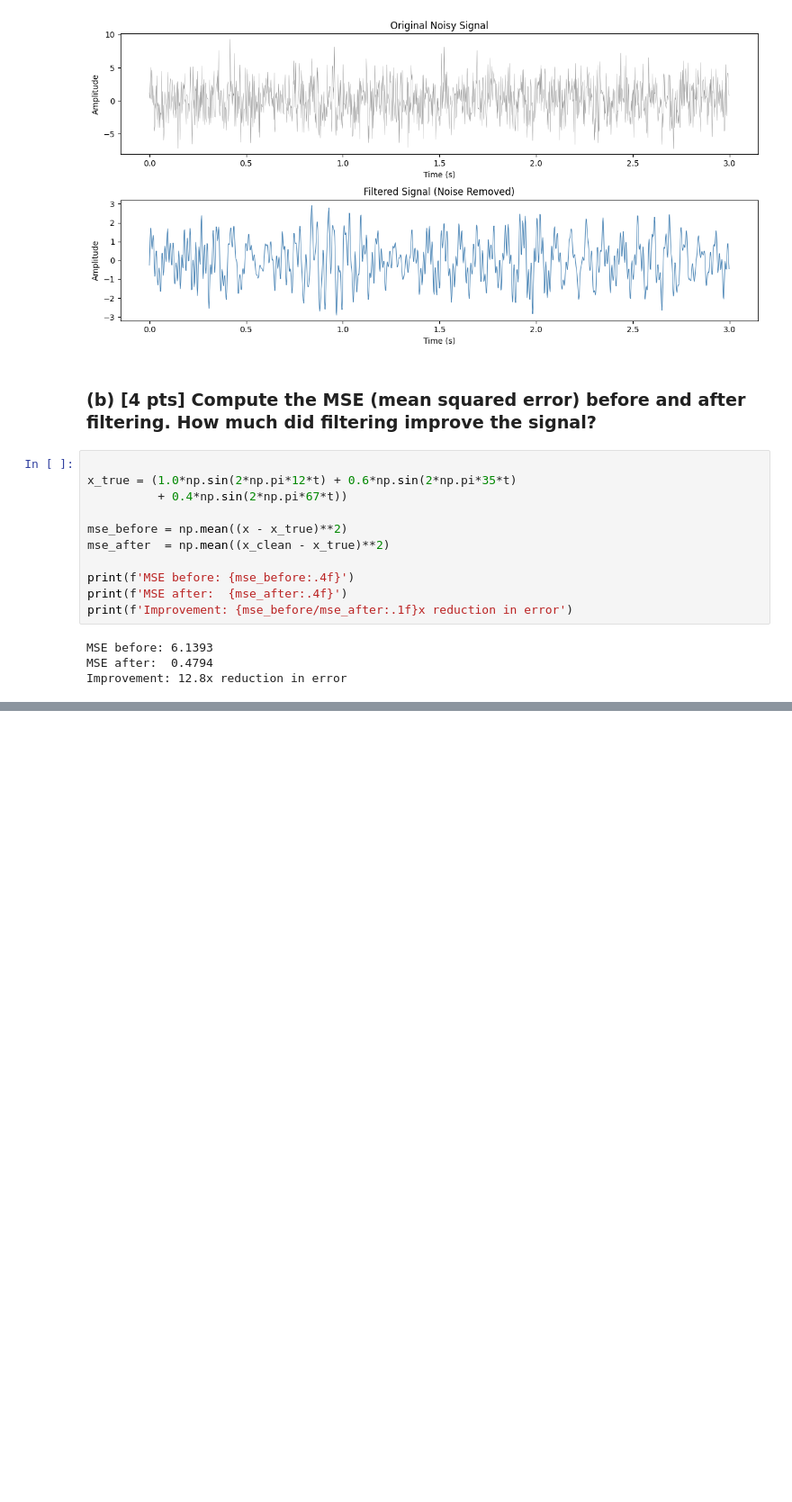
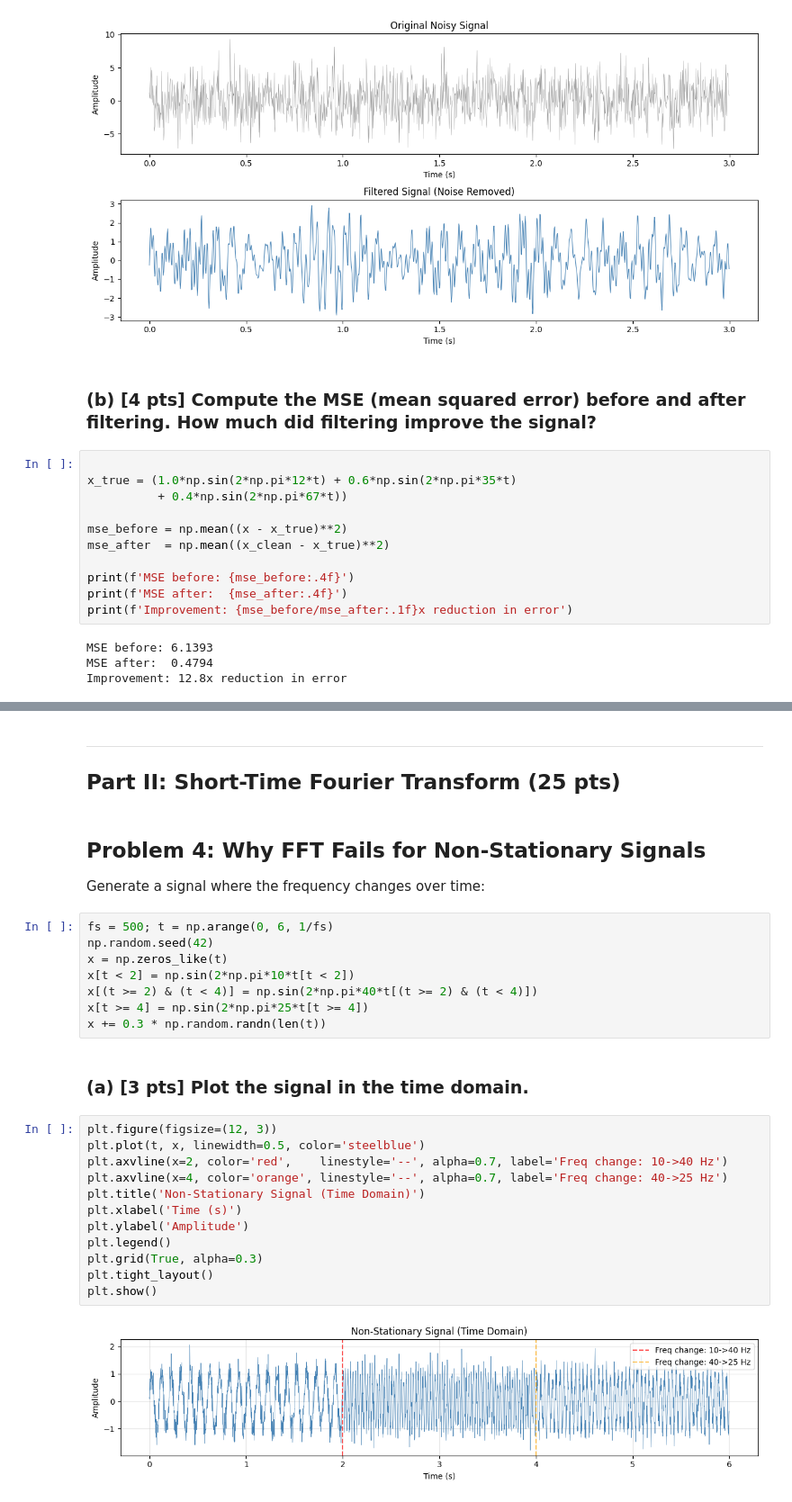
Before and after one commit to arjungiri1234/Spectral-Features-for-Time-Series, a Jupyter notebook: Spectral-features.ipynb, the cells around one changed output, grey strips where cells are left out. Shown at 90% size. Saved outputs shown, nothing was run; the diff lists cells and outputs as text; blank space fills up the shorter version.

```diff
--- a/Spectral-features.ipynb
+++ b/Spectral-features.ipynb
@@ -119,0 +151,31 @@ Improvement: 12.8x reduction in error
+# %% [markdown]
+---
+## Part II: Short-Time Fourier Transform (25 pts)
+# %% [markdown]
+## Problem 4: Why FFT Fails for Non-Stationary Signals
+
+Generate a signal where the frequency changes over time:
+# %%
+fs = 500; t = np.arange(0, 6, 1/fs)
+np.random.seed(42)
+x = np.zeros_like(t)
+x[t < 2] = np.sin(2*np.pi*10*t[t < 2])
+x[(t >= 2) & (t < 4)] = np.sin(2*np.pi*40*t[(t >= 2) & (t < 4)])
+x[t >= 4] = np.sin(2*np.pi*25*t[t >= 4])
+x += 0.3 * np.random.randn(len(t))
+# %% [markdown]
+### (a) [3 pts] Plot the signal in the time domain.
+# %%
+plt.figure(figsize=(12, 3))
+plt.plot(t, x, linewidth=0.5, color='steelblue')
+plt.axvline(x=2, color='red',    linestyle='--', alpha=0.7, label='Freq change: 10->40 Hz')
+plt.axvline(x=4, color='orange', linestyle='--', alpha=0.7, label='Freq change: 40->25 Hz')
+plt.title('Non-Stationary Signal (Time Domain)')
+plt.xlabel('Time (s)')
+plt.ylabel('Amplitude')
+plt.legend()
+plt.grid(True, alpha=0.3)
+plt.tight_layout()
+plt.show()
+# %% [output]
+[figure, added]
```
Also changed, not shown: parts of 11 cells of this notebook.
